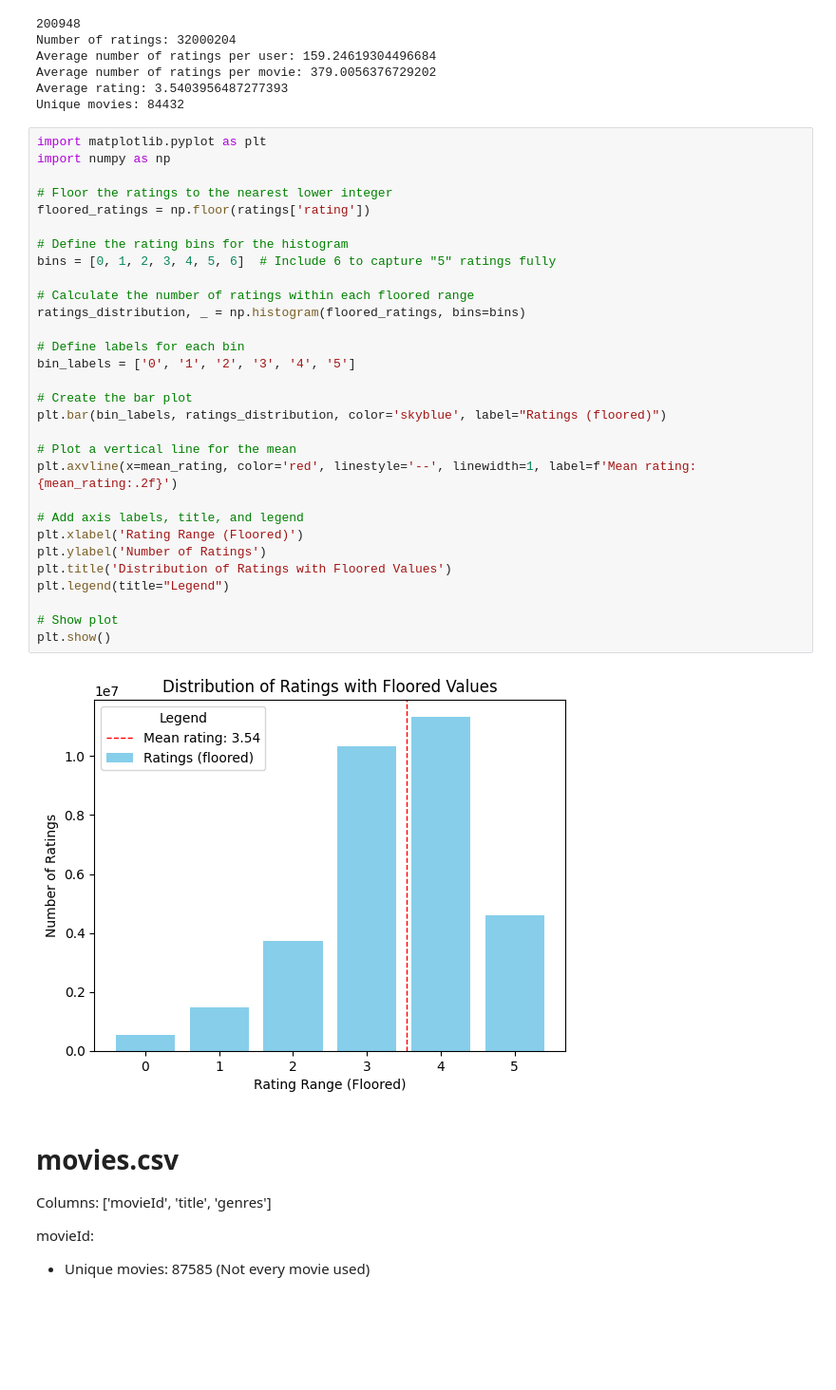
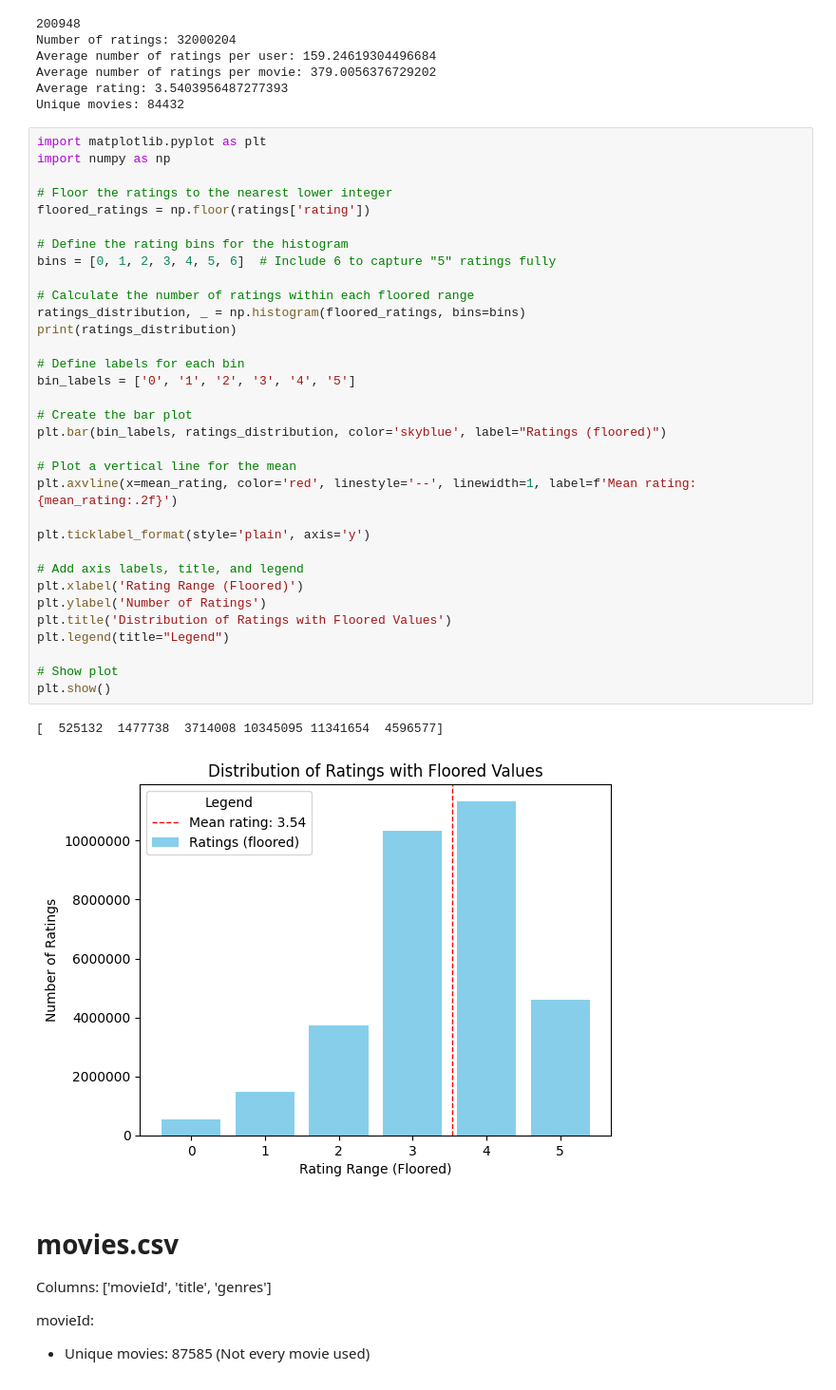
Before and after one commit to cbotte21/ml-finalproject, a Jupyter notebook: dataset_analysis.ipynb, the cells around one changed output. Shown: that part at 95% size. Cells and saved outputs as stored; diff of their text form; blank space fills up the shorter version.

Commit message:
fixed y-axis of graph

```diff
--- a/dataset_analysis.ipynb
+++ b/dataset_analysis.ipynb
@@ -65,34 +65,38 @@ Unique movies: 84432
 import matplotlib.pyplot as plt
 import numpy as np
 
 # Floor the ratings to the nearest lower integer
 floored_ratings = np.floor(ratings['rating'])
 
 # Define the rating bins for the histogram
 bins = [0, 1, 2, 3, 4, 5, 6]  # Include 6 to capture "5" ratings fully
 
 # Calculate the number of ratings within each floored range
 ratings_distribution, _ = np.histogram(floored_ratings, bins=bins)
+print(ratings_distribution)
 
 # Define labels for each bin
 bin_labels = ['0', '1', '2', '3', '4', '5']
 
 # Create the bar plot
 plt.bar(bin_labels, ratings_distribution, color='skyblue', label="Ratings (floored)")
 
 # Plot a vertical line for the mean
 plt.axvline(x=mean_rating, color='red', linestyle='--', linewidth=1, label=f'Mean rating: {mean_rating:.2f}')
 
+plt.ticklabel_format(style='plain', axis='y')
+
 # Add axis labels, title, and legend
 plt.xlabel('Rating Range (Floored)')
 plt.ylabel('Number of Ratings')
 plt.title('Distribution of Ratings with Floored Values')
 plt.legend(title="Legend")
 
 # Show plot
 plt.show()
 # %% [output]
+[  525132  1477738  3714008 10345095 11341654  4596577]
-[figure, old version]
+[figure, new version]
 # %% [markdown]
 # movies.csv
 
```
